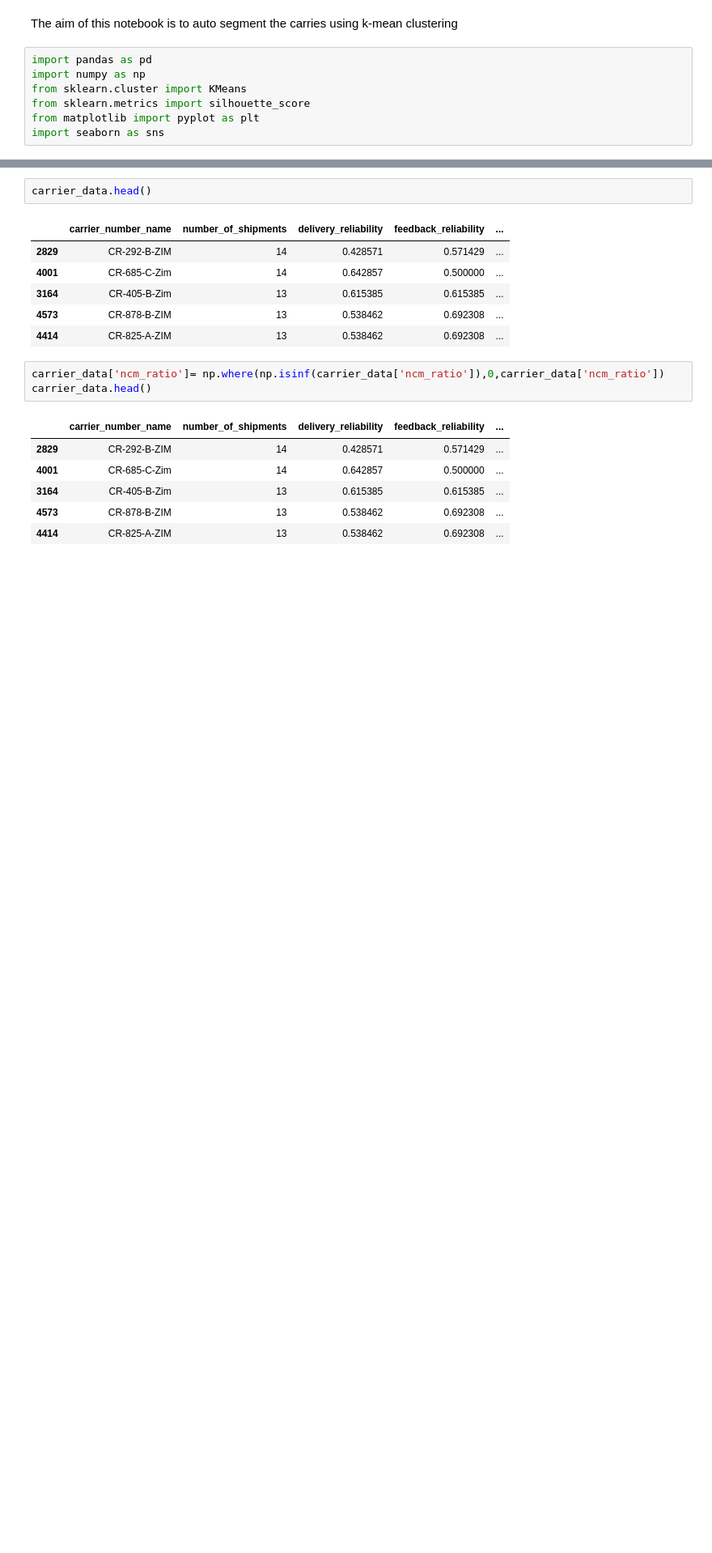
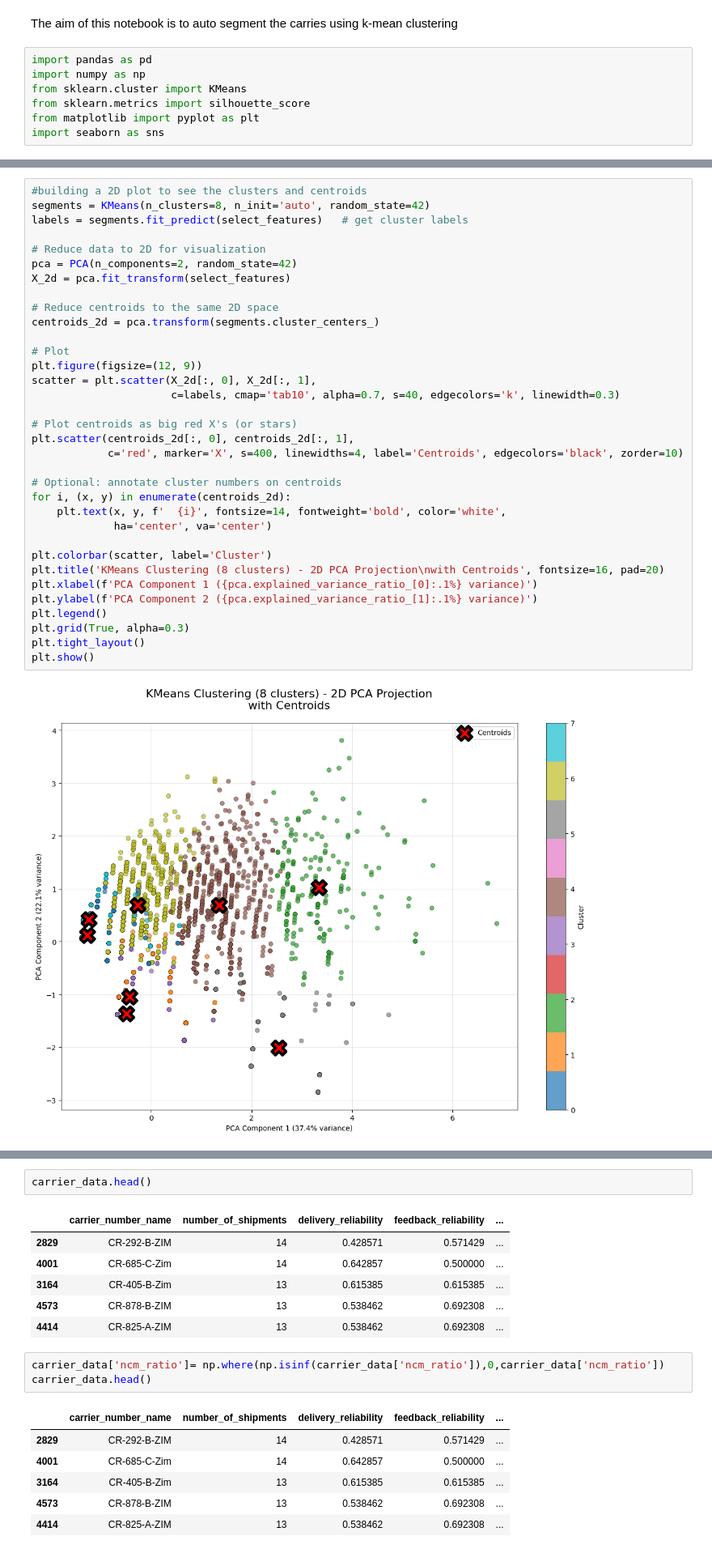
Before and after one commit to rick-a-commits/logistics-cost-and-carrier-segmentation, a Jupyter notebook: carrier_segmentation.ipynb, the cells around one changed output, grey strips where cells are left out. Shown at 81% size. Cells and saved outputs as stored; diff of their text form; blank space fills up the shorter version.

```diff
--- a/carrier_segmentation.ipynb
+++ b/carrier_segmentation.ipynb
@@ -144,0 +154,36 @@ plt.show()
+# %%
+#building a 2D plot to see the clusters and centroids
+segments = KMeans(n_clusters=8, n_init='auto', random_state=42)
+labels = segments.fit_predict(select_features)   # get cluster labels
+
+# Reduce data to 2D for visualization
+pca = PCA(n_components=2, random_state=42)
+X_2d = pca.fit_transform(select_features)
+
+# Reduce centroids to the same 2D space
+centroids_2d = pca.transform(segments.cluster_centers_)
+
+# Plot
+plt.figure(figsize=(12, 9))
+scatter = plt.scatter(X_2d[:, 0], X_2d[:, 1],
+                      c=labels, cmap='tab10', alpha=0.7, s=40, edgecolors='k', linewidth=0.3)
+
+# Plot centroids as big red X's (or stars)
+plt.scatter(centroids_2d[:, 0], centroids_2d[:, 1],
+            c='red', marker='X', s=400, linewidths=4, label='Centroids', edgecolors='black', zorder=10)
+
+# Optional: annotate cluster numbers on centroids
+for i, (x, y) in enumerate(centroids_2d):
+    plt.text(x, y, f'  {i}', fontsize=14, fontweight='bold', color='white',
+             ha='center', va='center')
+
+plt.colorbar(scatter, label='Cluster')
+plt.title('KMeans Clustering (8 clusters) - 2D PCA Projection\nwith Centroids', fontsize=16, pad=20)
+plt.xlabel(f'PCA Component 1 ({pca.explained_variance_ratio_[0]:.1%} variance)')
+plt.ylabel(f'PCA Component 2 ({pca.explained_variance_ratio_[1]:.1%} variance)')
+plt.legend()
+plt.grid(True, alpha=0.3)
+plt.tight_layout()
+plt.show()
+# %% [output]
+[figure, added]
```
Also changed, not shown: parts of 30 cells of this notebook, 1 other file.
